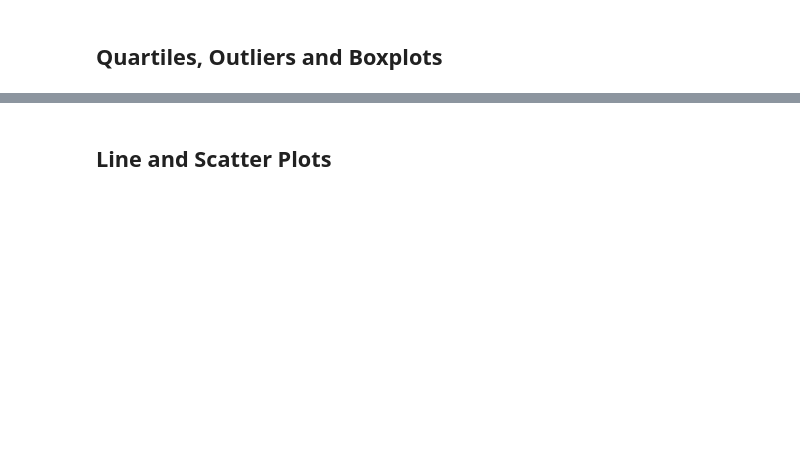
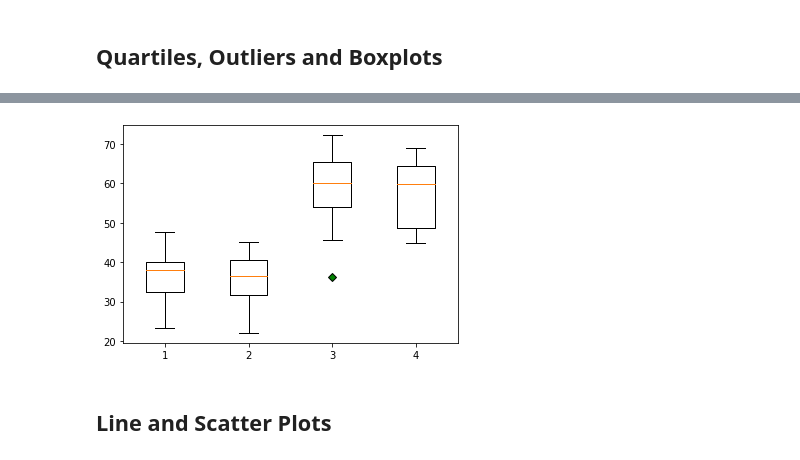
Before and after one commit to BatesJ72/matplotib_practice, a Jupyter notebook: pymaceuticals_v2.ipynb, the cells around one changed output, grey strips where cells are left out. Cells and saved outputs as stored; diff of their text form; code cells hidden in the pictures; blank space fills up the shorter version.

```diff
--- a/pymaceuticals_v2.ipynb
+++ b/pymaceuticals_v2.ipynb
@@ -357,8 +394,15 @@ ceftamin = ceftamin["tumor_volume_mm3"]
 # %%
 data = [capomulin, ramicane, infubinol, ceftamin]
 # data
-plt.boxplot((data))
+
+green_diamond = dict(markerfacecolor="g", marker="D")
+
+
+plt.boxplot(data, flierprops=green_diamond)
+
 plt.show()
+# %% [output]
+[figure, added]
 # %%
 a = [1, 3, 5]
 b = [4, 5, 6]
```
Also changed, not shown: parts of 7 cells of this notebook.
